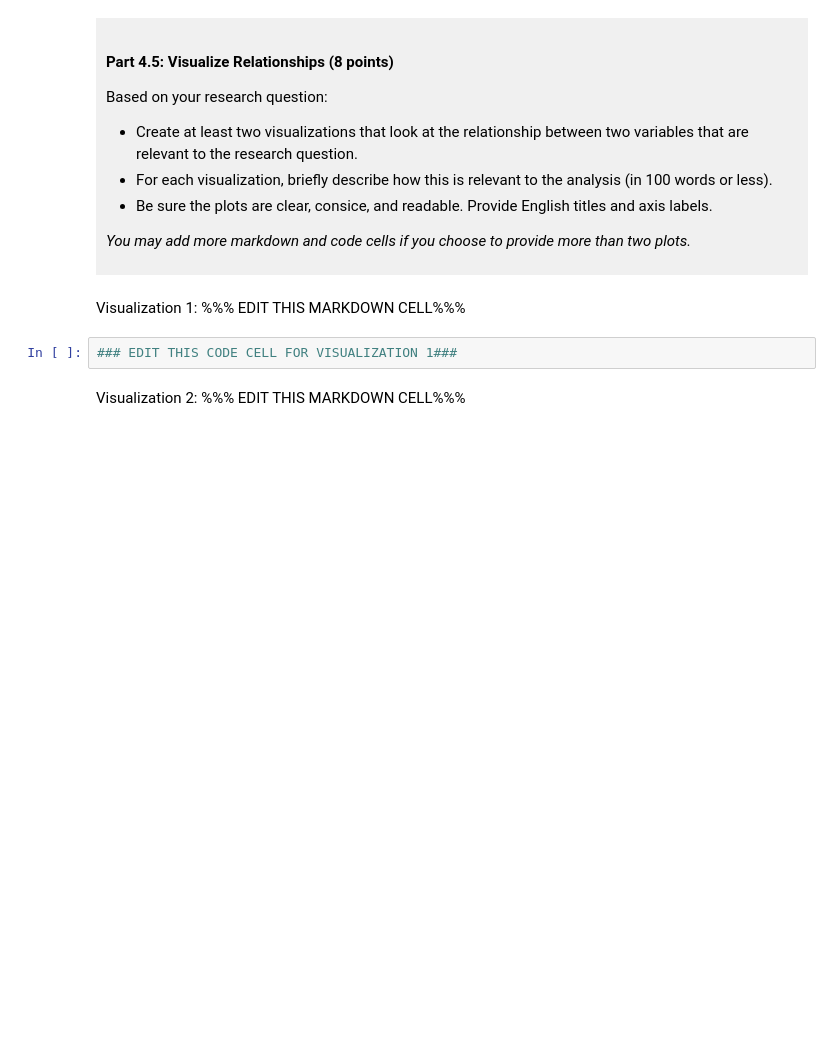
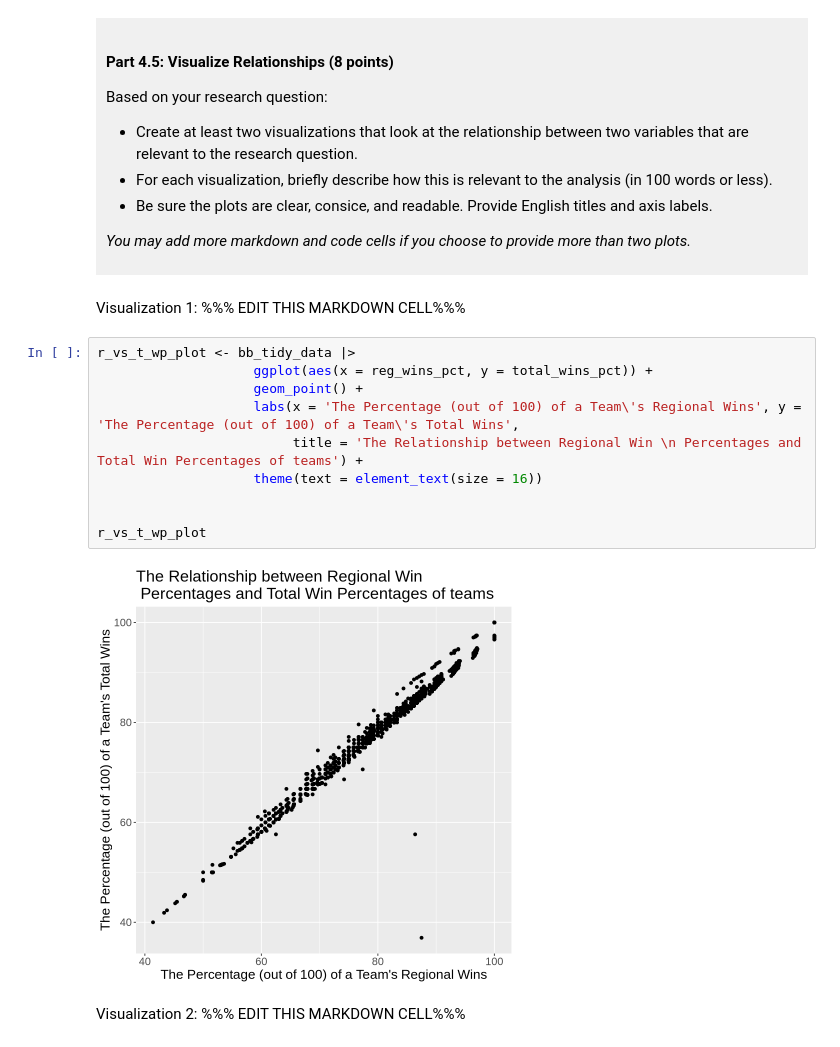
Before and after one commit to amyzhangdf39-glitch/dsci-100-project-amy-zhang, a Jupyter notebook: dsci-100-project-notebook.ipynb, the cells around one changed output. Cells and saved outputs as stored; diff of their text form; blank space fills up the shorter version.

```diff
--- a/dsci-100-project-notebook.ipynb
+++ b/dsci-100-project-notebook.ipynb
@@ -329,7 +373,17 @@ Based on your research question:
 # %% [markdown]
 Visualization 1: %%% EDIT THIS MARKDOWN CELL%%%
 # %%
-### EDIT THIS CODE CELL FOR VISUALIZATION 1###
+r_vs_t_wp_plot <- bb_tidy_data |>
+                    ggplot(aes(x = reg_wins_pct, y = total_wins_pct)) +
+                    geom_point() +
+                    labs(x = 'The Percentage (out of 100) of a Team\'s Regional Wins', y = 'The Percentage (out of 100) of a Team\'s Total Wins',
+                         title = 'The Relationship between Regional Win \n Percentages and Total Win Percentages of teams') +
+                    theme(text = element_text(size = 16))
+
+
+r_vs_t_wp_plot
+# %% [output]
+[figure, added]
 # %% [markdown]
 Visualization 2: %%% EDIT THIS MARKDOWN CELL%%%
 # %%
```
Also changed, not shown: parts of 7 cells of this notebook.
